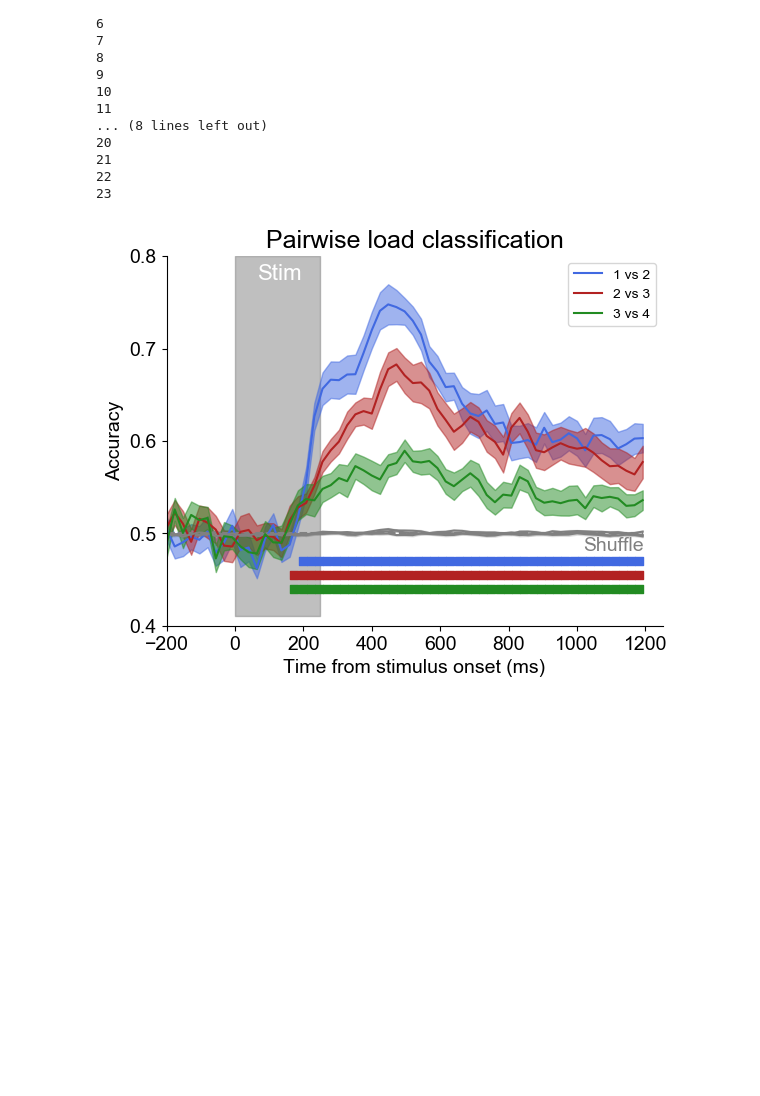
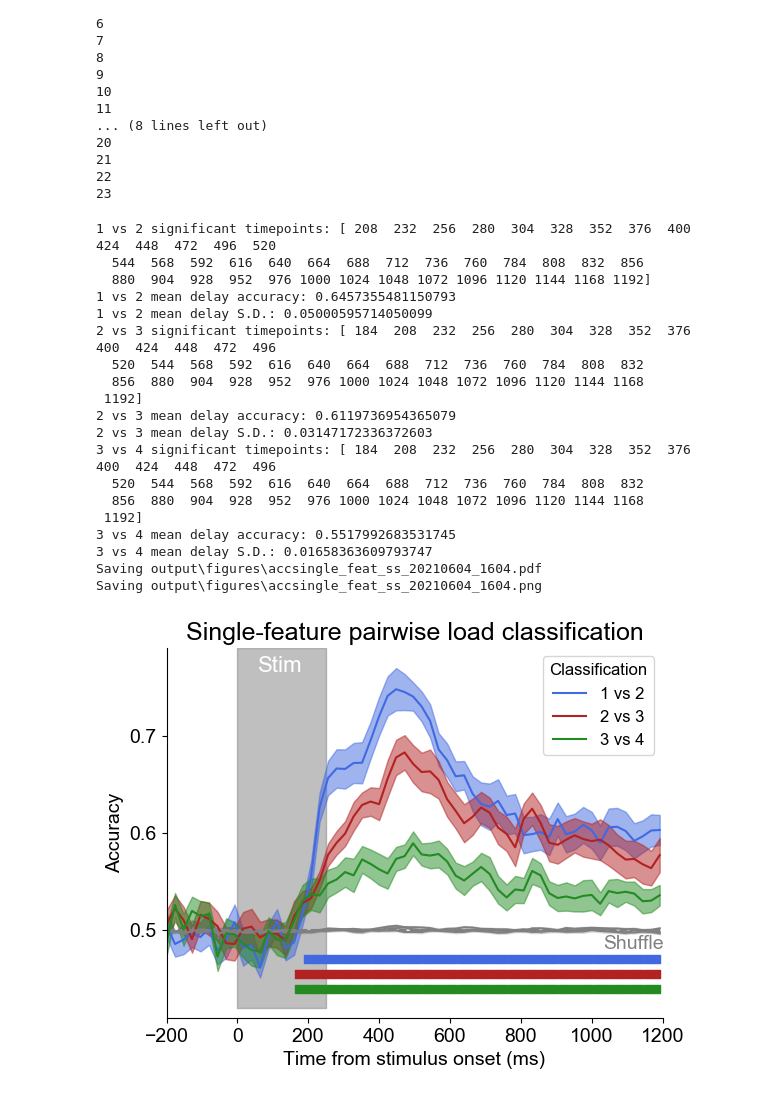
Before and after one commit to WilliamThyer/Thyer-et-al-2021, a Jupyter notebook: decode_load_single_feature_set_size.ipynb, the cells around one changed output. Drawn from its saved outputs; the diff is of its cells as text; code cells hidden in the pictures; blank space fills up the shorter version.

```diff
--- a/decode_load_single_feature_set_size.ipynb
+++ b/decode_load_single_feature_set_size.ipynb
@@ -73,13 +73,32 @@ interp.load_results('single_feature_pairwise_ss_trialbin20.pickle')
 # %%
 interp.plot_acc_subset(
     subset_list=['1 vs 2','2 vs 3','3 vs 4'],
-    ylim=[.4,.8],
+    ylim=[.41,.79],
     chance=.5,
     sig_ys=[.47,.455,.44],
-    chance_text_y=.24,
+    chance_text_y=.225,
     significance_testing=True,
-    title='Pairwise load classification',
+    title='Single-feature pairwise load classification',
     subtitle = 'single_feat_ss_',
-    savefig=False)
+    savefig=True)
 # %% [output]
+1 vs 2 significant timepoints: [ 208  232  256  280  304  328  352  376  400  424  448  472  496  520
+  544  568  592  616  640  664  688  712  736  760  784  808  832  856
+  880  904  928  952  976 1000 1024 1048 1072 1096 1120 1144 1168 1192]
+1 vs 2 mean delay accuracy: 0.6457355481150793
+1 vs 2 mean delay S.D.: 0.05000595714050099
+2 vs 3 significant timepoints: [ 184  208  232  256  280  304  328  352  376  400  424  448  472  496
+  520  544  568  592  616  640  664  688  712  736  760  784  808  832
+  856  880  904  928  952  976 1000 1024 1048 1072 1096 1120 1144 1168
+ 1192]
+2 vs 3 mean delay accuracy: 0.6119736954365079
+2 vs 3 mean delay S.D.: 0.03147172336372603
+3 vs 4 significant timepoints: [ 184  208  232  256  280  304  328  352  376  400  424  448  472  496
+  520  544  568  592  616  640  664  688  712  736  760  784  808  832
+  856  880  904  928  952  976 1000 1024 1048 1072 1096 1120 1144 1168
+ 1192]
+3 vs 4 mean delay accuracy: 0.5517992683531745
+3 vs 4 mean delay S.D.: 0.01658363609793747
+Saving output\figures\accsingle_feat_ss_20210604_1604.pdf
+Saving output\figures\accsingle_feat_ss_20210604_1604.png
-[figure, old version]
+[figure, new version]
```
Also changed, not shown: 39 other files.
